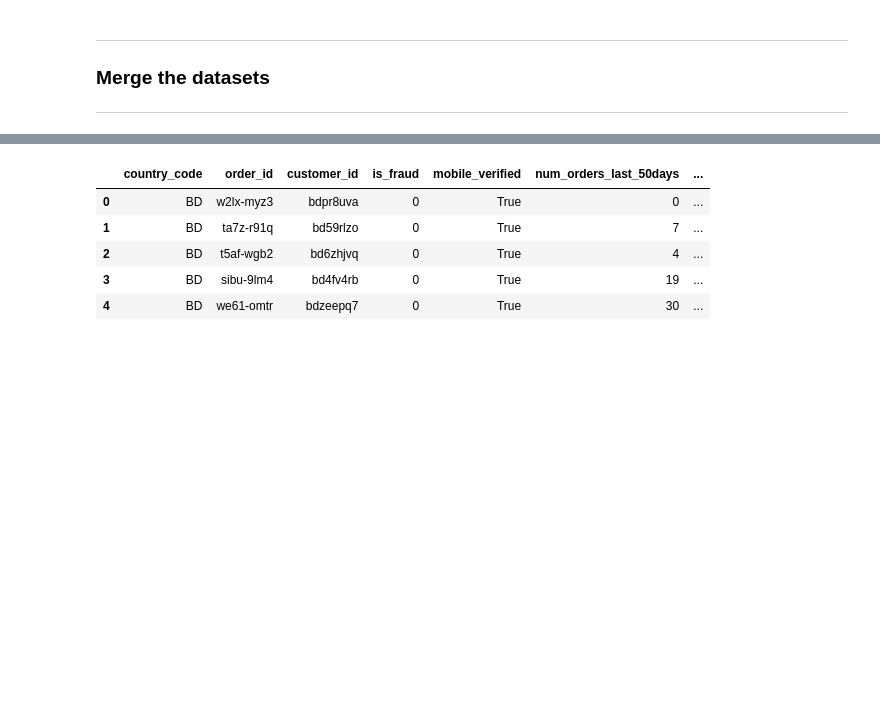
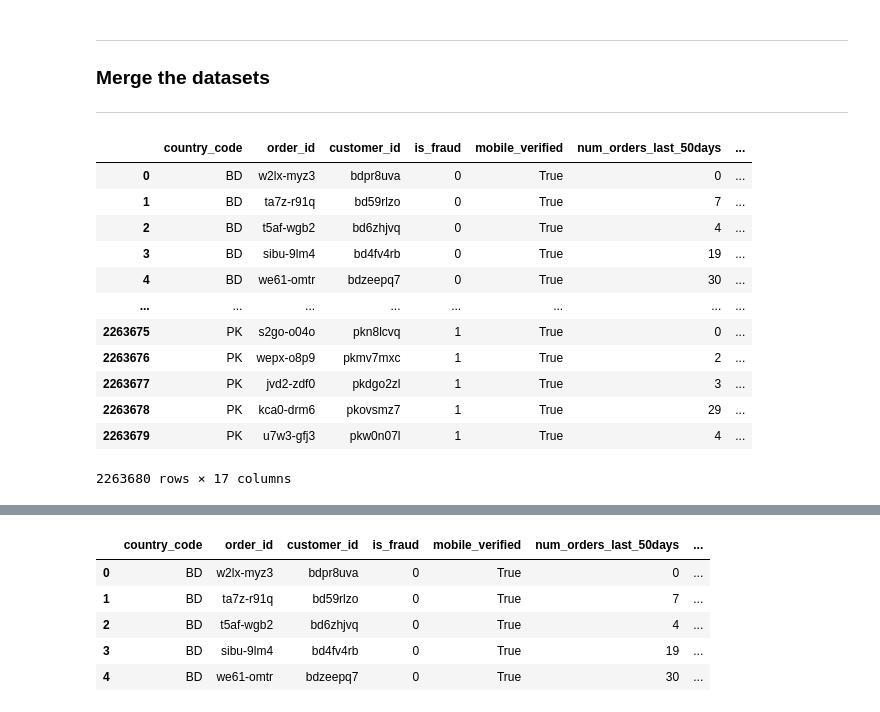
Before and after one commit to REHXZ/PAI_CA2, a Jupyter notebook: ca2 _v2-yjpc.ipynb, the cells around one changed output, grey strips where cells are left out. Saved outputs shown, nothing was run; the diff lists cells and outputs as text; code cells hidden in the pictures; blank space fills up the shorter version.

```diff
--- a/ca2 _v2-yjpc.ipynb
+++ b/ca2 _v2-yjpc.ipynb
@@ -92,3 +92,19 @@ warnings.filterwarnings("ignore")
 data = pd.read_csv('./data/merged_data.csv')
 
 merged_df=data.copy()
+# %%
+merged_df
+# %% [output]
+|  | country_code | order_id | customer_id | is_fraud | mobile_verified | num_orders_last_50days | ... |
+| 0 | BD | w2lx-myz3 | bdpr8uva | 0 | True | 0 | ... |
+| 1 | BD | ta7z-r91q | bd59rlzo | 0 | True | 7 | ... |
+| 2 | BD | t5af-wgb2 | bd6zhjvq | 0 | True | 4 | ... |
+| 3 | BD | sibu-9lm4 | bd4fv4rb | 0 | True | 19 | ... |
+| 4 | BD | we61-omtr | bdzeepq7 | 0 | True | 30 | ... |
+| ... | ... | ... | ... | ... | ... | ... | ... |
+| 2263675 | PK | s2go-o04o | pkn8lcvq | 1 | True | 0 | ... |
+| 2263676 | PK | wepx-o8p9 | pkmv7mxc | 1 | True | 2 | ... |
+| 2263677 | PK | jvd2-zdf0 | pkdgo2zl | 1 | True | 3 | ... |
+| 2263678 | PK | kca0-drm6 | pkovsmz7 | 1 | True | 29 | ... |
+| 2263679 | PK | u7w3-gfj3 | pkw0n07l | 1 | True | 4 | ... |
+2263680 rows × 17 columns
```
Also changed, not shown: parts of 2 cells of this notebook, 20 other files.
